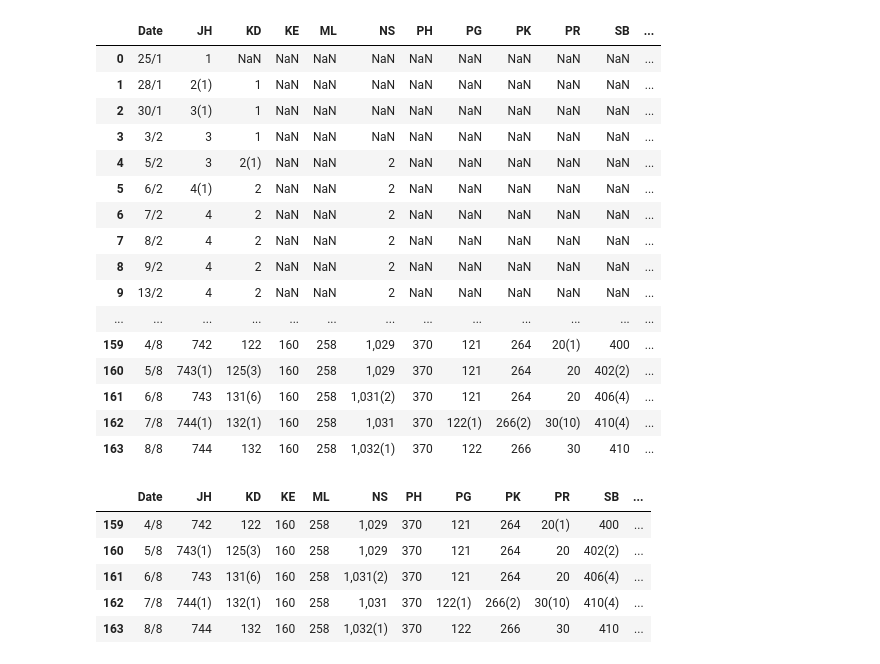
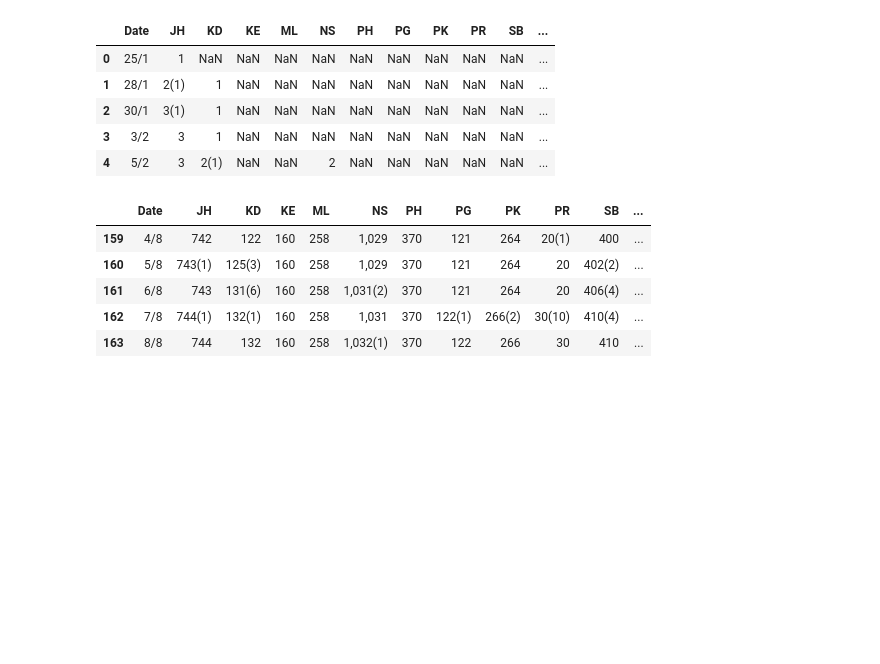
Before and after one commit to jacklynchai/Covid-19-Malaysia, a Jupyter notebook: Covid-19-Malaysia/Covid-19-Malaysia.ipynb, the cells around one changed output. Saved outputs shown, nothing was run; the diff lists cells and outputs as text; code cells hidden in the pictures; blank space fills up the shorter version.

```diff
--- a/Covid-19-Malaysia/Covid-19-Malaysia.ipynb
+++ b/Covid-19-Malaysia/Covid-19-Malaysia.ipynb
@@ -2,45 +2,34 @@
 # The dataset shows the number of positive cases of Covid-19 for each state of Malaysia from 25/01/2020 to 08/08/2020.
 
 # The dataset is available at https://www.kaggle.com/datasets/mahirahmzh/covid19-malaysia-by-region/data
 
 # Import libraries
 
 import pandas as pd
 import numpy as np
 import matplotlib.pyplot as plt
 import seaborn as sns
 sns.set_style('white')
 
 # Set dataframe display
 
 pd.options.display.max_rows = None
 pd.options.display.max_columns = None
 
 # Import dataset
 
 raw_csv_data = pd.read_csv("Cases_ByState.csv")
 
 # Dataset
 
-raw_csv_data
+raw_csv_data.head()
 # %% [output]
 |  | Date | JH | KD | KE | ML | NS | PH | PG | PK | PR | SB | ... |
 | 0 | 25/1 | 1 | NaN | NaN | NaN | NaN | NaN | NaN | NaN | NaN | NaN | ... |
 | 1 | 28/1 | 2(1) | 1 | NaN | NaN | NaN | NaN | NaN | NaN | NaN | NaN | ... |
 | 2 | 30/1 | 3(1) | 1 | NaN | NaN | NaN | NaN | NaN | NaN | NaN | NaN | ... |
 | 3 | 3/2 | 3 | 1 | NaN | NaN | NaN | NaN | NaN | NaN | NaN | NaN | ... |
 | 4 | 5/2 | 3 | 2(1) | NaN | NaN | 2 | NaN | NaN | NaN | NaN | NaN | ... |
-| 5 | 6/2 | 4(1) | 2 | NaN | NaN | 2 | NaN | NaN | NaN | NaN | NaN | ... |
-| 6 | 7/2 | 4 | 2 | NaN | NaN | 2 | NaN | NaN | NaN | NaN | NaN | ... |
-| 7 | 8/2 | 4 | 2 | NaN | NaN | 2 | NaN | NaN | NaN | NaN | NaN | ... |
-| 8 | 9/2 | 4 | 2 | NaN | NaN | 2 | NaN | NaN | NaN | NaN | NaN | ... |
-| 9 | 13/2 | 4 | 2 | NaN | NaN | 2 | NaN | NaN | NaN | NaN | NaN | ... |
-| ... | ... | ... | ... | ... | ... | ... | ... | ... | ... | ... | ... | ... |
-| 159 | 4/8 | 742 | 122 | 160 | 258 | 1,029 | 370 | 121 | 264 | 20(1) | 400 | ... |
-| 160 | 5/8 | 743(1) | 125(3) | 160 | 258 | 1,029 | 370 | 121 | 264 | 20 | 402(2) | ... |
-| 161 | 6/8 | 743 | 131(6) | 160 | 258 | 1,031(2) | 370 | 121 | 264 | 20 | 406(4) | ... |
-| 162 | 7/8 | 744(1) | 132(1) | 160 | 258 | 1,031 | 370 | 122(1) | 266(2) | 30(10) | 410(4) | ... |
-| 163 | 8/8 | 744 | 132 | 160 | 258 | 1,032(1) | 370 | 122 | 266 | 30 | 410 | ... |
 # %%
 # List of last five rows
 
```
Also changed, not shown: parts of 5 cells of this notebook.
